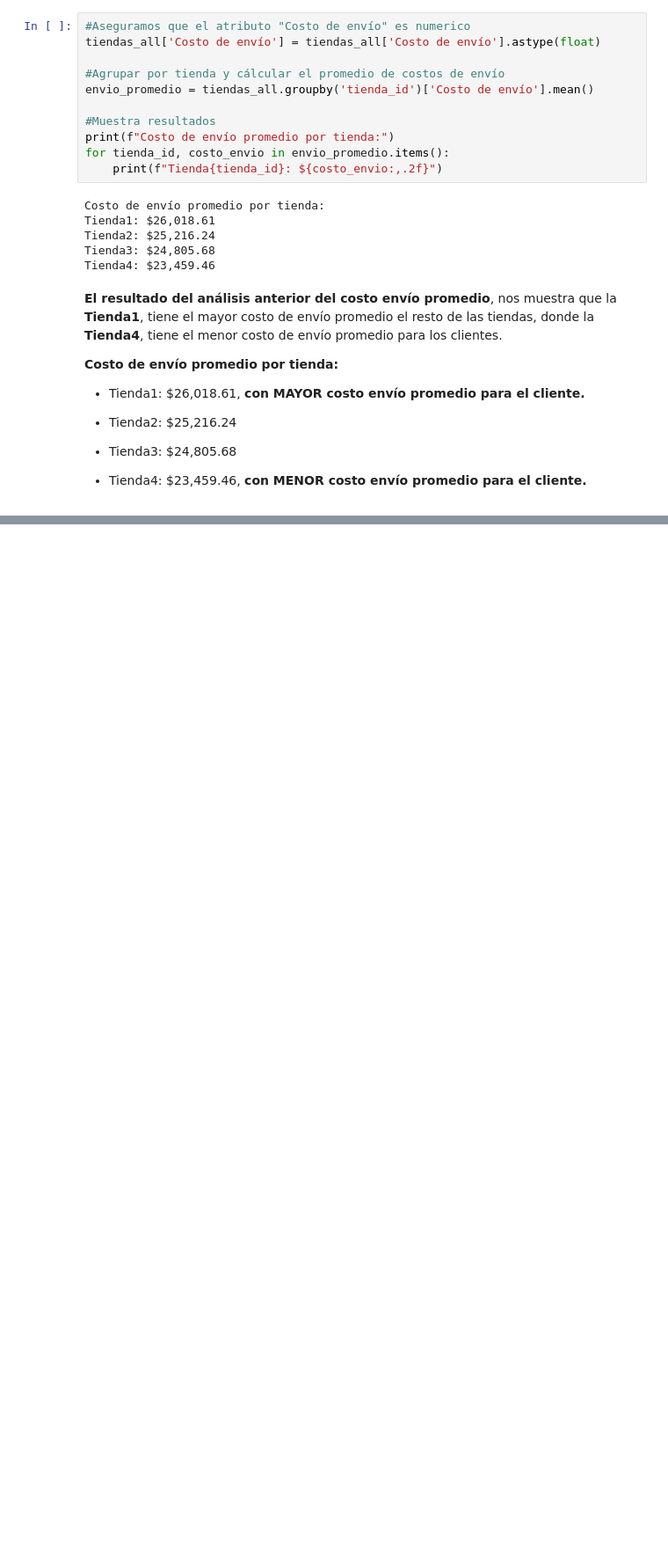
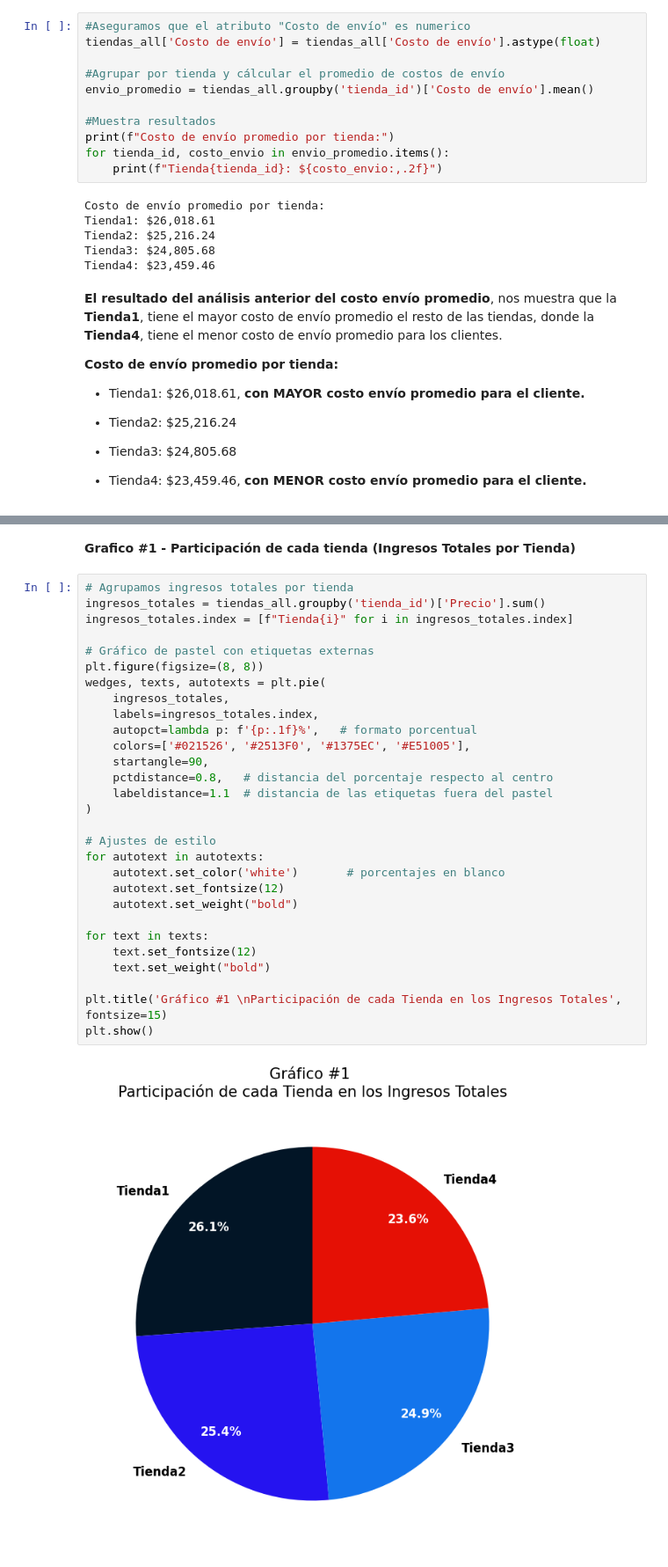
Before and after one commit to jpraden/Challenge-DataScience-AluraLatamStore, a Jupyter notebook: AluraStoreLatam.ipynb, the cells around one changed output, grey strips where cells are left out. Shown at 88% size. Cells and saved outputs as stored; diff of their text form; blank space fills up the shorter version.

Commit message:
Generando graficos y visualizaciones

```diff
--- a/AluraStoreLatam.ipynb
+++ b/AluraStoreLatam.ipynb
@@ -823,0 +824,33 @@ Mounted at /content/drive
+# %% [markdown]
+**Grafico #1 - Participación de cada tienda (Ingresos Totales por Tienda)**
+# %%
+# Agrupamos ingresos totales por tienda
+ingresos_totales = tiendas_all.groupby('tienda_id')['Precio'].sum()
+ingresos_totales.index = [f"Tienda{i}" for i in ingresos_totales.index]
+
+# Gráfico de pastel con etiquetas externas
+plt.figure(figsize=(8, 8))
+wedges, texts, autotexts = plt.pie(
+    ingresos_totales,
+    labels=ingresos_totales.index,
+    autopct=lambda p: f'{p:.1f}%',   # formato porcentual
+    colors=['#021526', '#2513F0', '#1375EC', '#E51005'],
+    startangle=90,
+    pctdistance=0.8,   # distancia del porcentaje respecto al centro
+    labeldistance=1.1  # distancia de las etiquetas fuera del pastel
+)
+
+# Ajustes de estilo
+for autotext in autotexts:
+    autotext.set_color('white')       # porcentajes en blanco
+    autotext.set_fontsize(12)
+    autotext.set_weight("bold")
+
+for text in texts:
+    text.set_fontsize(12)
+    text.set_weight("bold")
+
+plt.title('Gráfico #1 \nParticipación de cada Tienda en los Ingresos Totales', fontsize=15)
+plt.show()
+# %% [output]
+[figure, added]
```
Also changed, not shown: parts of 25 cells of this notebook.
